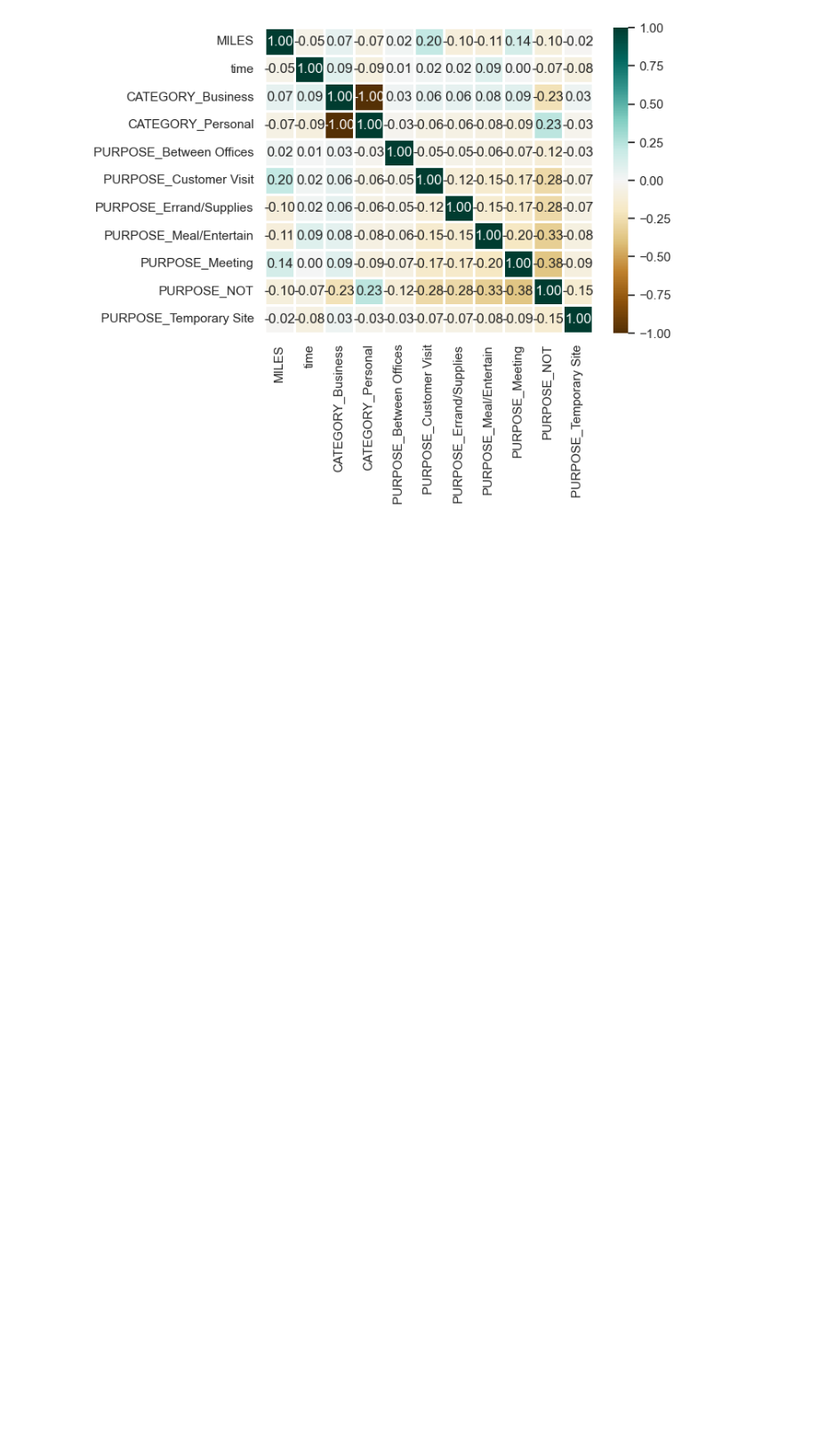
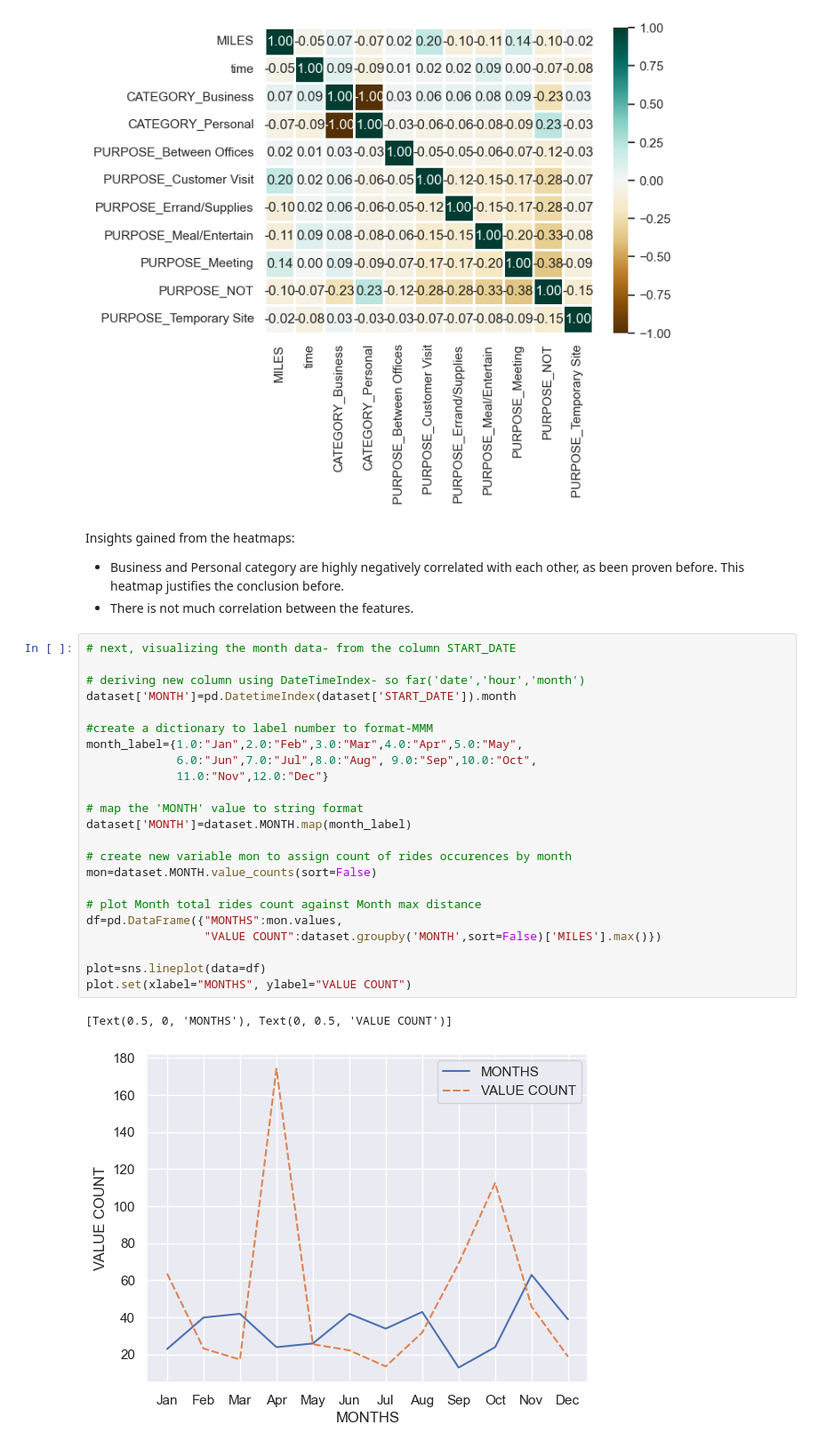
Before and after one commit to harizzzzz/Uber-Ride-Analysis, a Jupyter notebook: uber-rides-EDA.ipynb, the cells around one changed output. Shown: that part at 89% size. Saved outputs shown, nothing was run; the diff lists cells and outputs as text; blank space fills up the shorter version.

Commit message:
add linechart which used derived column

```diff
--- a/uber-rides-EDA.ipynb
+++ b/uber-rides-EDA.ipynb
@@ -254,3 +254,33 @@ sns.heatmap(numeric_dataset.corr(),
 # %% [output]
 <Axes: >
 [figure]
+# %% [markdown]
+Insights gained from the heatmaps:
+- Business and Personal category are highly negatively correlated with each other, as been proven before. This heatmap justifies the conclusion before.
+- There is not much correlation between the features.
+# %%
+# next, visualizing the month data- from the column START_DATE
+
+# deriving new column using DateTimeIndex- so far('date','hour','month')
+dataset['MONTH']=pd.DatetimeIndex(dataset['START_DATE']).month
+
+#create a dictionary to label number to format-MMM
+month_label={1.0:"Jan",2.0:"Feb",3.0:"Mar",4.0:"Apr",5.0:"May",
+             6.0:"Jun",7.0:"Jul",8.0:"Aug", 9.0:"Sep",10.0:"Oct",
+             11.0:"Nov",12.0:"Dec"}
+
+# map the 'MONTH' value to string format
+dataset['MONTH']=dataset.MONTH.map(month_label)
+
+# create new variable mon to assign count of rides occurences by month
+mon=dataset.MONTH.value_counts(sort=False)
+
+# plot Month total rides count against Month max distance
+df=pd.DataFrame({"MONTHS":mon.values,
+                 "VALUE COUNT":dataset.groupby('MONTH',sort=False)['MILES'].max()})
+
+plot=sns.lineplot(data=df)
+plot.set(xlabel="MONTHS", ylabel="VALUE COUNT")
+# %% [output]
+[Text(0.5, 0, 'MONTHS'), Text(0, 0.5, 'VALUE COUNT')]
+[figure, added]
```
Also changed, not shown: parts of 1 cell of this notebook.
